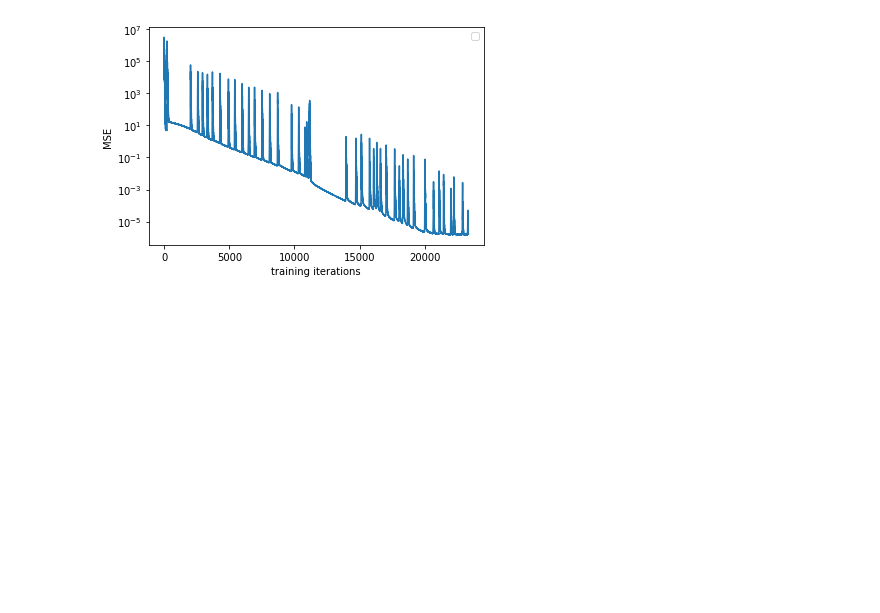
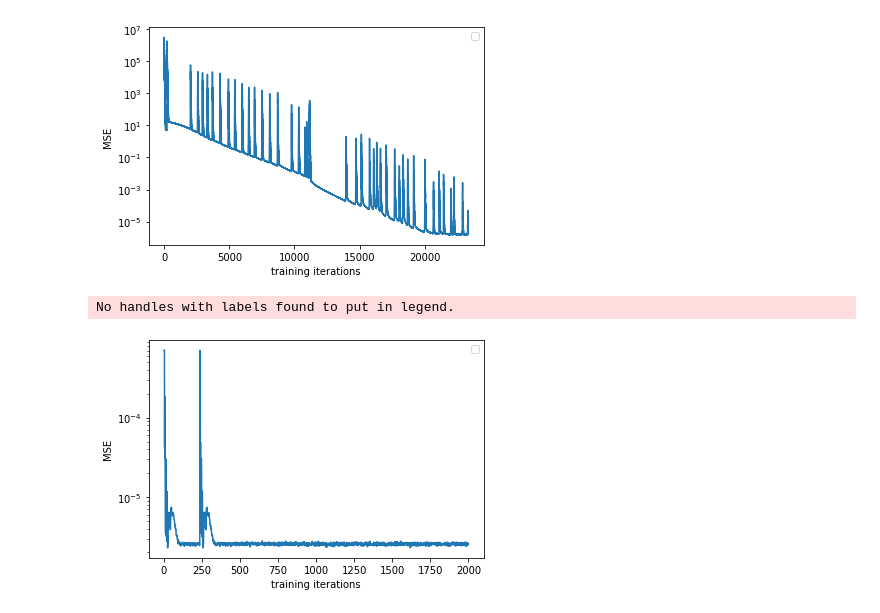
Before and after one commit to Zhang038/reproduce_DQN, a Jupyter notebook: 3. inference_plot.ipynb, the cells around one changed output. Cells and saved outputs as stored; diff of their text form; code cells hidden in the pictures; blank space fills up the shorter version.

Commit message:
plot compared learning curve

```diff
--- a/3. inference_plot.ipynb
+++ b/3. inference_plot.ipynb
@@ -252,3 +252,22 @@ plt.show()
 # %% [output]
 No handles with labels found to put in legend.
 [figure]
+# %%
+#### learning curve plot for bi-lstm
+import matplotlib.pyplot as plt
+with open("logs/train_100epochs_l2_bilstm.log") as file:
+    lines = file.readlines()
+loss = []
+iterations = []
+for i in range(len(lines)):
+    iterations.append(i+1)
+    loss.append(float(lines[i].strip('\n').split('\t')[-1]))
+plt.plot(iterations[:2000], loss[:2000] )
+plt.xlabel("training iterations")
+plt.ylabel("MSE")
+plt.yscale('log')
+plt.legend()
+plt.show()
+# %% [output]
+No handles with labels found to put in legend.
+[figure, added]
```
Also changed, not shown: parts of 1 cell of this notebook.
